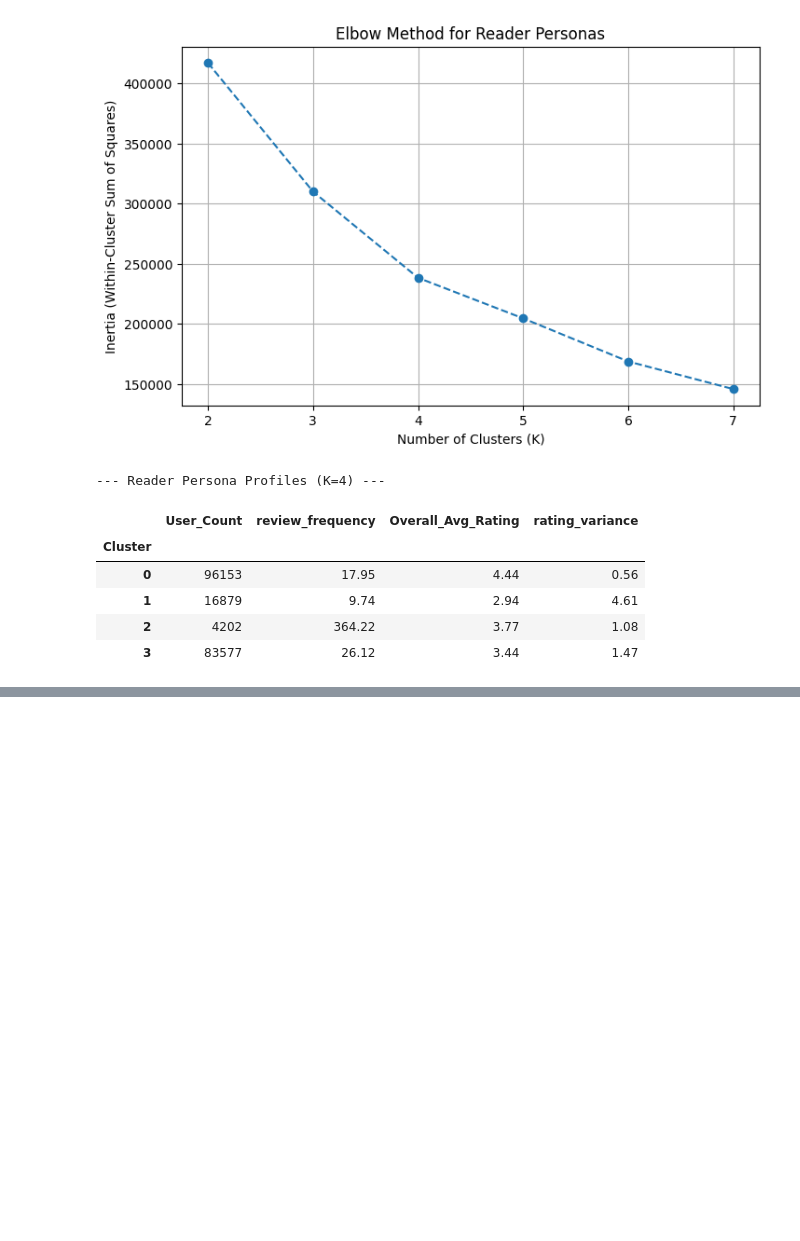
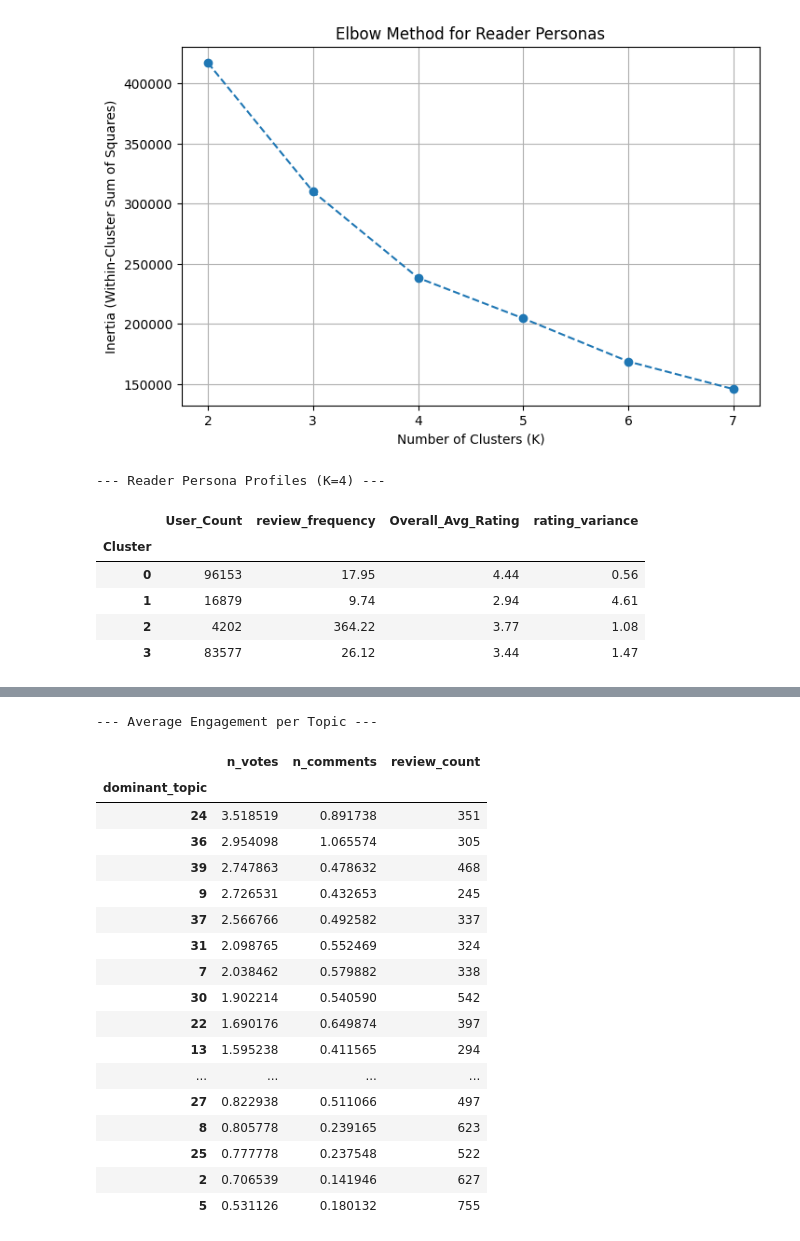
Before and after one commit to crystalstorm466/cs4412-project, a Jupyter notebook: notebooks/Data Mining Project.ipynb, the cells around one changed output, grey strips where cells are left out. Saved outputs shown, nothing was run; the diff lists cells and outputs as text; code cells hidden in the pictures; blank space fills up the shorter version.

```diff
--- a/notebooks/Data Mining Project.ipynb
+++ b/notebooks/Data Mining Project.ipynb
@@ -958,0 +1020,20 @@ display(persona_profiles)
+# %%
+from sklearn.feature_extraction.text import CountVectorizer
+from sklearn.decomposition import LatentDirichletAllocation
+import numpy as np
+
+# 1. Join tokens back into strings (Sklearn expects sentences/strings, not lists)
+text_data = df_reviews['tokens'].apply(lambda x: ' '.join(x))
+
+# 2. Vectorize the text (Bag of Words)
+# min_df=10: word must appear in 10+ reviews
+# max_df=0.5: ignore words appearing in more than 50% of reviews
+vectorizer = CountVectorizer(min_df=10, max_df=0.5)
+data_vectorized = vectorizer.fit_transform(text_data)
+
+# 3. Build the LDA Model
+# n_components=10: We look for 10 themes/topics
+lda_model = LatentDirichletAllocation(n_components=40, random_state=42, n_jobs=-1)
+lda_output = lda_model.fit_transform(data_vectorized)
+
+print("LDA Model Training Complete!")
@@ -958,0 +1071,34 @@ display(persona_profiles)
+# %%
+# 1. Assign the dominant topic (the one with the highest probability) to each review
+df_reviews['dominant_topic'] = np.argmax(lda_output, axis=1)
+
+# 2. Aggregate the engagement metrics by topic
+topic_analysis = df_reviews.groupby('dominant_topic').agg({
+    'n_votes': 'mean',
+    'n_comments': 'mean',
+    'review_snippet': 'count'
+}).rename(columns={'review_snippet': 'review_count'})
+
+# 3. Sort by votes to see which topics drive engagement
+print("--- Average Engagement per Topic ---")
+display(topic_analysis.sort_values(by='n_votes', ascending=False))
+# %% [output]
+--- Average Engagement per Topic ---
+|  | n_votes | n_comments | review_count |
+| dominant_topic |  |  |  |
+| 24 | 3.518519 | 0.891738 | 351 |
+| 36 | 2.954098 | 1.065574 | 305 |
+| 39 | 2.747863 | 0.478632 | 468 |
+| 9 | 2.726531 | 0.432653 | 245 |
+| 37 | 2.566766 | 0.492582 | 337 |
+| 31 | 2.098765 | 0.552469 | 324 |
+| 7 | 2.038462 | 0.579882 | 338 |
+| 30 | 1.902214 | 0.540590 | 542 |
+| 22 | 1.690176 | 0.649874 | 397 |
+| 13 | 1.595238 | 0.411565 | 294 |
+| ... | ... | ... | ... |
+| 27 | 0.822938 | 0.511066 | 497 |
+| 8 | 0.805778 | 0.239165 | 623 |
+| 25 | 0.777778 | 0.237548 | 522 |
+| 2 | 0.706539 | 0.141946 | 627 |
+| 5 | 0.531126 | 0.180132 | 755 |
```
Also changed, not shown: parts of 10 cells of this notebook, 9 other files.
